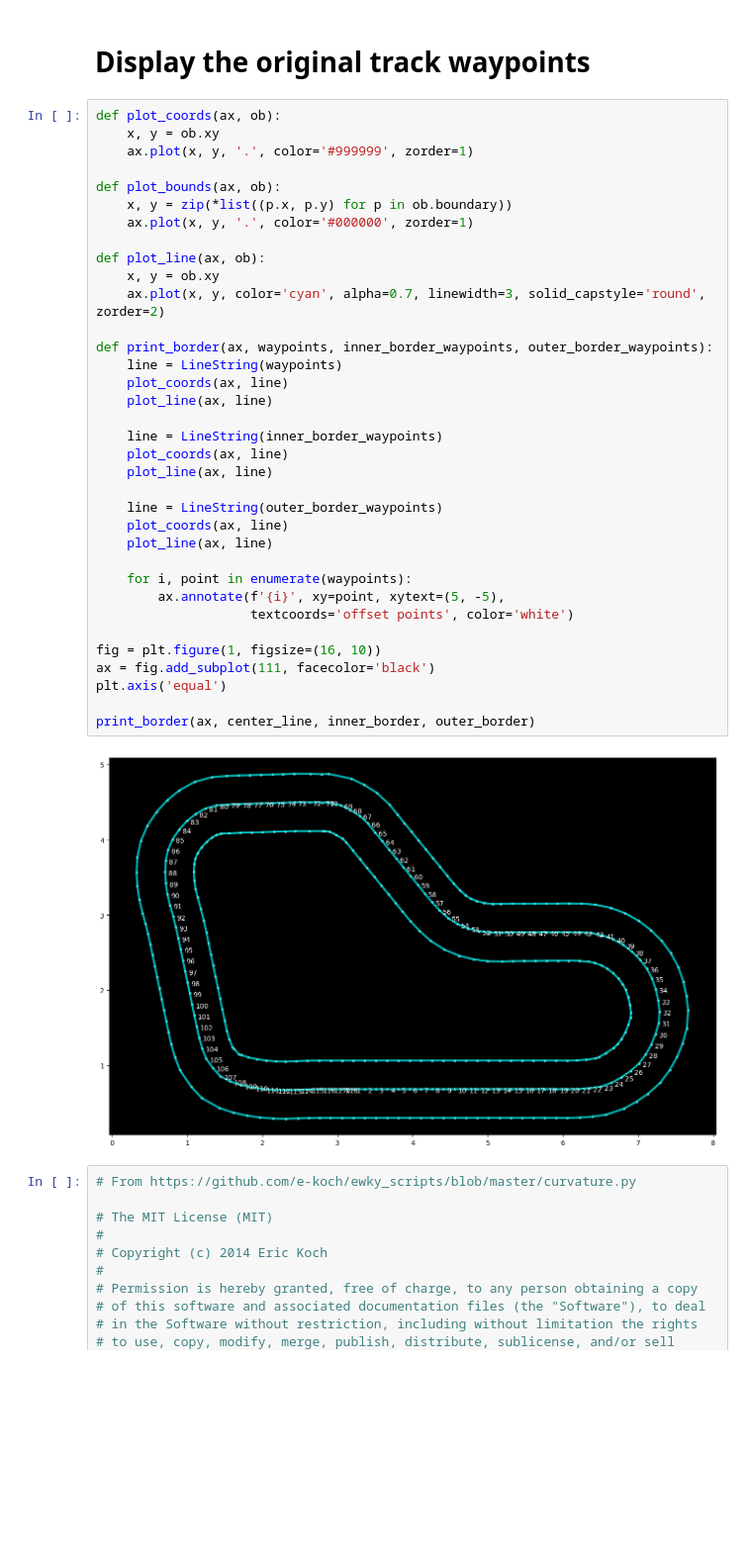
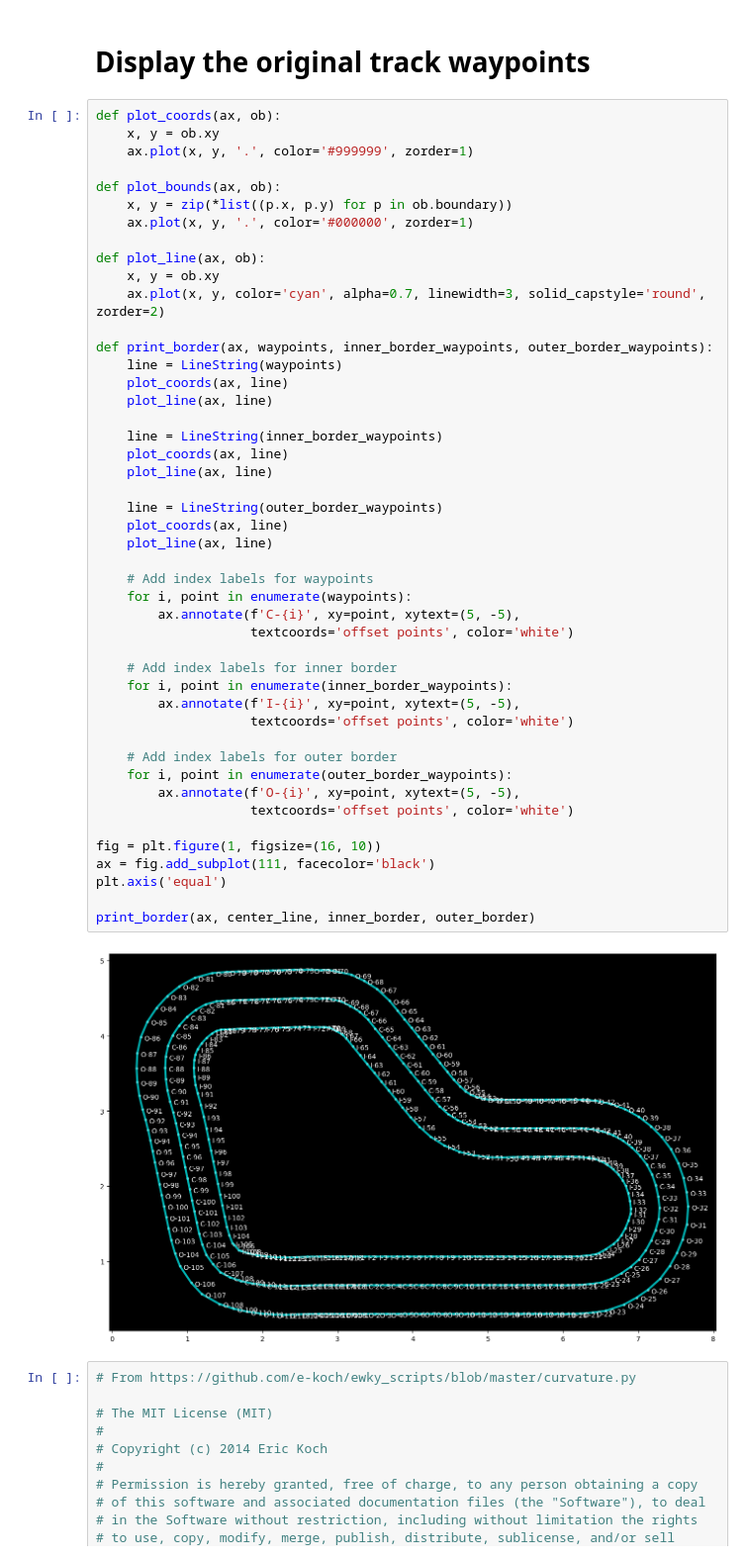
Before and after one commit to jagadeeshkmanne/aws-deep-racer, a Jupyter notebook: Race-Line-Calculation.ipynb, the cells around one changed output. Shown at 99% size. Saved outputs shown, nothing was run; the diff lists cells and outputs as text; blank space fills up the shorter version.

```diff
--- a/Race-Line-Calculation.ipynb
+++ b/Race-Line-Calculation.ipynb
@@ -51,35 +51,46 @@ def plot_coords(ax, ob):
 def plot_bounds(ax, ob):
     x, y = zip(*list((p.x, p.y) for p in ob.boundary))
     ax.plot(x, y, '.', color='#000000', zorder=1)
 
 def plot_line(ax, ob):
     x, y = ob.xy
     ax.plot(x, y, color='cyan', alpha=0.7, linewidth=3, solid_capstyle='round', zorder=2)
 
 def print_border(ax, waypoints, inner_border_waypoints, outer_border_waypoints):
     line = LineString(waypoints)
     plot_coords(ax, line)
     plot_line(ax, line)
 
     line = LineString(inner_border_waypoints)
     plot_coords(ax, line)
     plot_line(ax, line)
 
     line = LineString(outer_border_waypoints)
     plot_coords(ax, line)
     plot_line(ax, line)
 
+    # Add index labels for waypoints
     for i, point in enumerate(waypoints):
-        ax.annotate(f'{i}', xy=point, xytext=(5, -5),
+        ax.annotate(f'C-{i}', xy=point, xytext=(5, -5),
+                    textcoords='offset points', color='white')
+
+    # Add index labels for inner border
+    for i, point in enumerate(inner_border_waypoints):
+        ax.annotate(f'I-{i}', xy=point, xytext=(5, -5),
+                    textcoords='offset points', color='white')
+
+    # Add index labels for outer border
+    for i, point in enumerate(outer_border_waypoints):
+        ax.annotate(f'O-{i}', xy=point, xytext=(5, -5),
                     textcoords='offset points', color='white')
 
 fig = plt.figure(1, figsize=(16, 10))
 ax = fig.add_subplot(111, facecolor='black')
 plt.axis('equal')
 
 print_border(ax, center_line, inner_border, outer_border)
 # %% [output]
-[figure, old version]
+[figure, new version]
 # %%
 # From https://github.com/e-koch/ewky_scripts/blob/master/curvature.py
 
```
Also changed, not shown: parts of 6 cells of this notebook.
